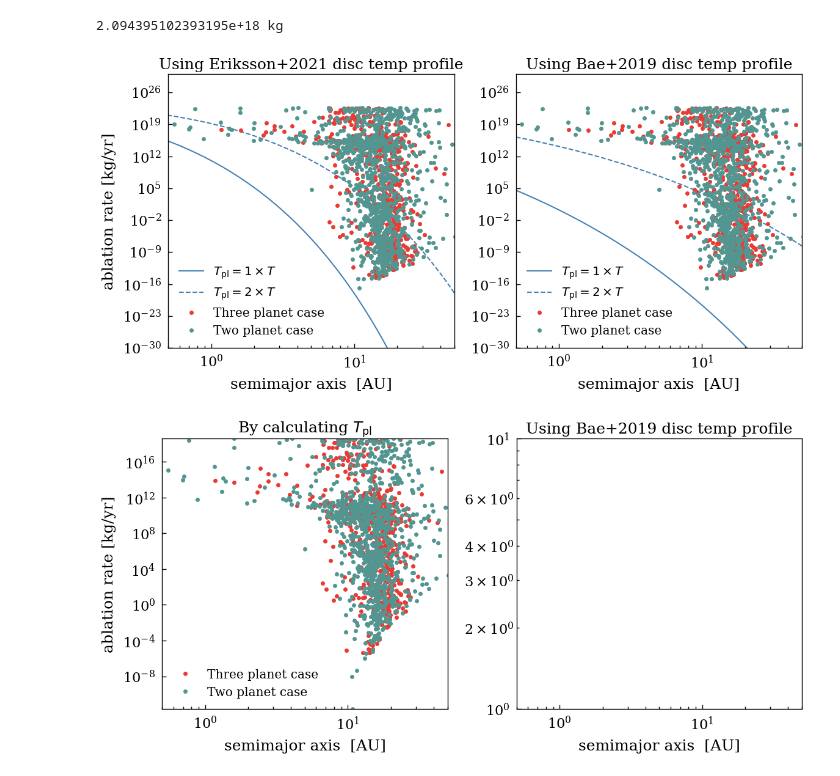
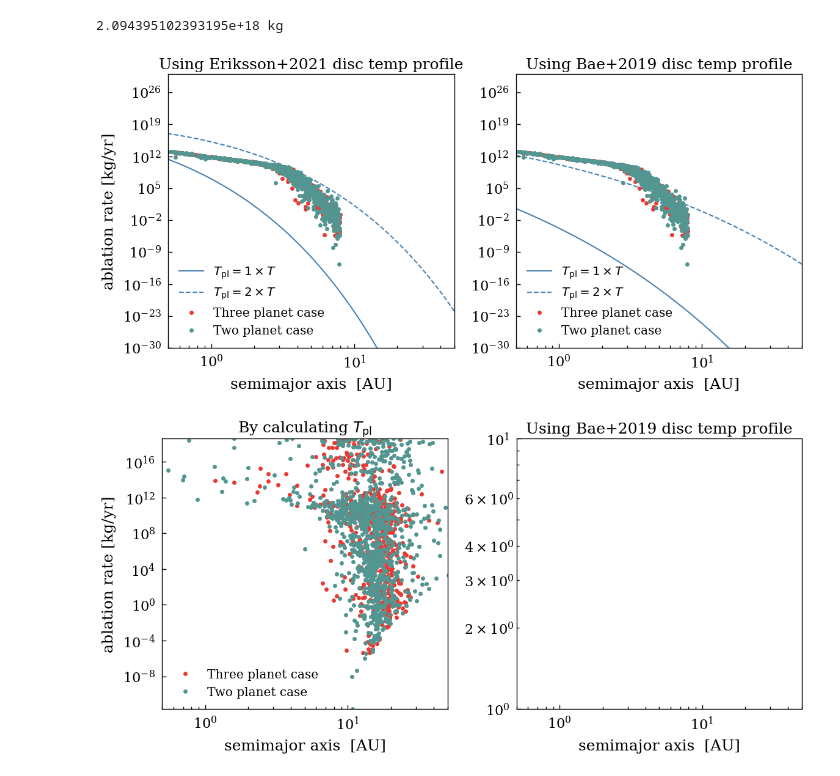
Before and after one commit to allsmurph/thesis_code_capybara, a Jupyter notebook: planetesimal_temp.ipynb, the cells around one changed output. Saved outputs shown, nothing was run; the diff lists cells and outputs as text; code cells hidden in the pictures.

```diff
--- a/planetesimal_temp.ipynb
+++ b/planetesimal_temp.ipynb
@@ -485,49 +481,48 @@ print(mass_from_radius(100).to('kg'))
 # %% [output]
 2.094395102393195e+18 kg
 # %%
-
 semis = np.linspace(0.1, 100, 1000)
 fig, ax = plt.subplots(1, 2, figsize=(12,6))
 # ax[0].plot(three_pl_results['all_semis'][:],
 #            ablation_vs_semimajor_axis(three_pl_results['all_peris'][:], three_pl_results['all_semis'][:], r_pls[0], factor=2, paper_method=True),
 #            'o', markersize=4, label='Three planet case')
 # ax[1].plot(two_pl_results['all_semis'][:],
 #            ablation_vs_semimajor_axis(two_pl_results['all_peris'][:], two_pl_results['all_semis'][:], r_pls[0], factor=1, paper_method=False),
 #            'o', markersize=4, label='Two planet case')
 
-ax[0].plot(semis, ablation_vs_semimajor_axis(peris, semis, r_pls[2], factor=1), c='steelblue', label=r'$T_\mathrm{pl} = 1 \times T$')
-ax[0].plot(semis, ablation_vs_semimajor_axis(peris, semis, r_pls[2], factor=2), linestyle='--', c='steelblue', label=r'$T_\mathrm{pl} = 2 \times T$')
+ax[0].plot(semis, ablation_vs_semimajor_axis(peris, semis, r_pls[0], factor=1), c='steelblue', label=r'$T_\mathrm{pl} = 1 \times T$')
+ax[0].plot(semis, ablation_vs_semimajor_axis(peris, semis, r_pls[0], factor=2), linestyle='--', c='steelblue', label=r'$T_\mathrm{pl} = 2 \times T$')
 
-ax[1].plot(semis, ablation_vs_semimajor_axis(peris, semis, r_pls[2], factor=1, paper_temp_profile=False), c='steelblue', label=r'$T_\mathrm{pl} = 1 \times T$')
-ax[1].plot(semis, ablation_vs_semimajor_axis(peris, semis, r_pls[2], factor=2, paper_temp_profile=False), linestyle='--', c='steelblue', label=r'$T_\mathrm{pl} = 2 \times T$')
+ax[1].plot(semis, ablation_vs_semimajor_axis(peris, semis, r_pls[0], factor=1, paper_temp_profile=False), c='steelblue', label=r'$T_\mathrm{pl} = 1 \times T$')
+ax[1].plot(semis, ablation_vs_semimajor_axis(peris, semis, r_pls[0], factor=2, paper_temp_profile=False), linestyle='--', c='steelblue', label=r'$T_\mathrm{pl} = 2 \times T$')
 
 
 ax[0].set_ylabel('ablation rate [kg/yr]')
 ax[0].set_title('Using Eriksson+2021 disc temp profile', fontsize=18)
 ax[1].set_title('Using Bae+2019 disc temp profile', fontsize=18)
 # ax[0].set_ylim(1, 1e25)
 for i in range(2):
-    ax[i].plot(three_pl_results['all_semis'][:],
-           ablation_vs_semimajor_axis(three_pl_results['all_peris'][:], three_pl_results['all_semis'][:], r_pls[2], factor=1, paper_method=False),
+    ax[i].plot(three_pl_results['all_peris'][:],
+           ablation_vs_semimajor_axis(three_pl_results['all_peris'][:], three_pl_results['all_semis'][:], r_pls[0], factor=1, paper_method=False),
            'o', markersize=4, label='Three planet case')
-    ax[i].plot(two_pl_results['all_semis'][:],
-           ablation_vs_semimajor_axis(two_pl_results['all_peris'][:], two_pl_results['all_semis'][:], r_pls[2], factor=1, paper_method=False),
+    ax[i].plot(two_pl_results['all_peris'][:],
+           ablation_vs_semimajor_axis(two_pl_results['all_peris'][:], two_pl_results['all_semis'][:], r_pls[0], factor=1, paper_method=False),
            'o', markersize=4, label='Two planet case')
 
     ax[i].legend(loc='lower left')
     ax[i].set_yscale('log')
     ax[i].set_xscale('log')
     ax[i].set_xlabel('semimajor axis  [AU]')
     ax[i].set_xlim(0.5, 50)
     ax[i].set_ylim(1e-30, 1e30)
 
 # ax[0].set_ylim(1, 1e25)
 # ax[1].set_ylim(1e-5, 1e17)
 #ax[0].set_xlim(1, 800)
 plt.tight_layout()
 plt.show()
 # %% [output]
-[figure, old version]
+[figure, new version]
 # %%
 fig, ax = plt.subplots(1, 2, figsize=(12,6))
 ax[0].plot(three_pl_results['all_semis'][:],
```
Also changed, not shown: parts of 2 cells of this notebook, 6 other files.
